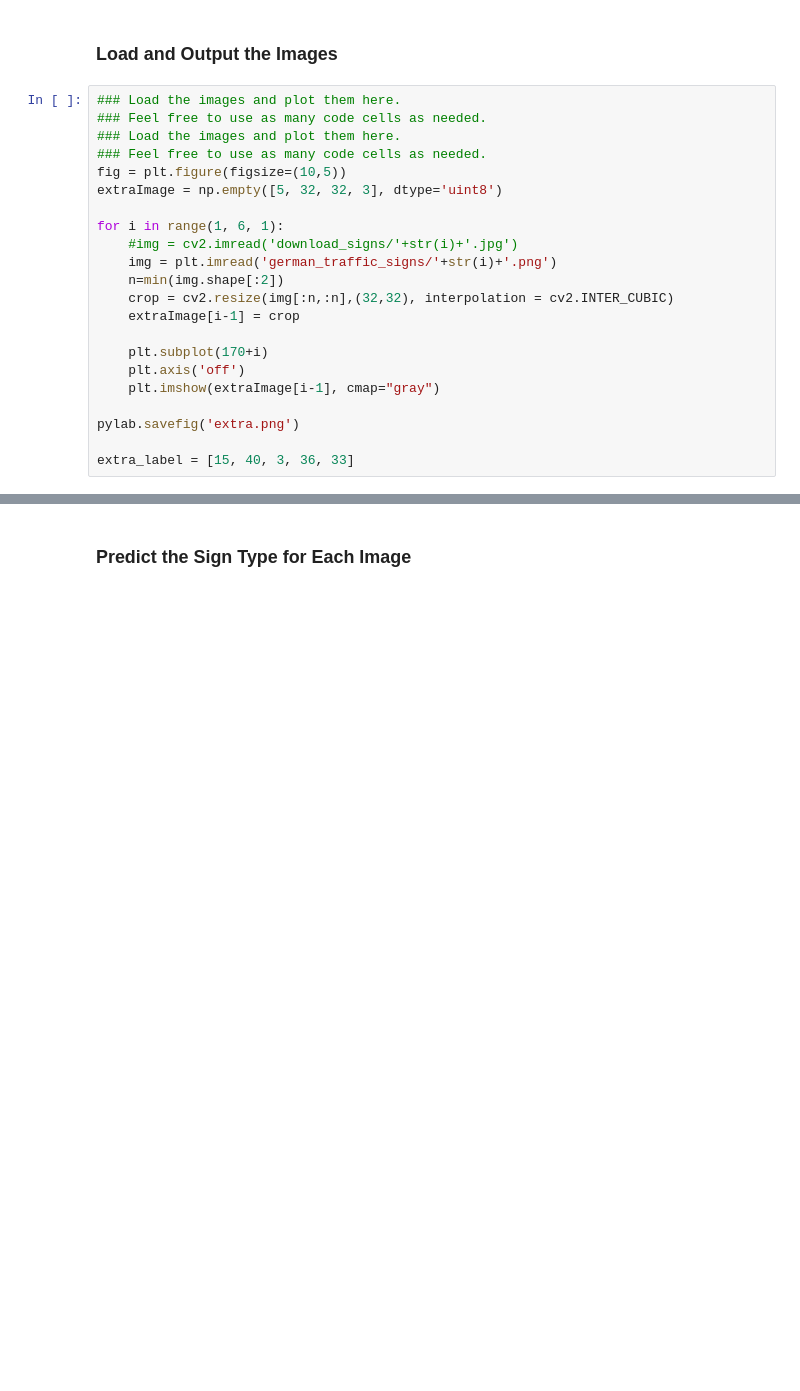
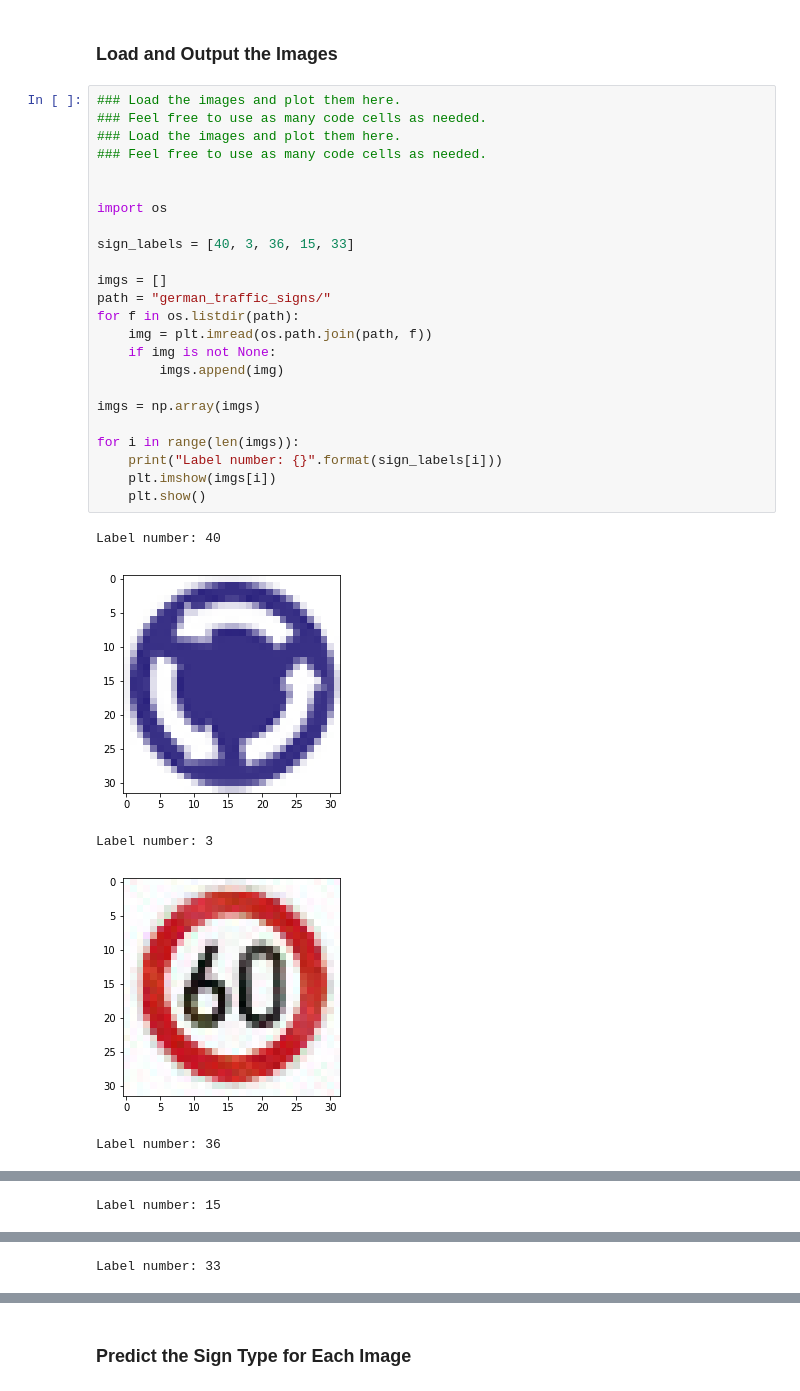
Before and after one commit to carsor007/CarND-Traffic-Sign-Classifier-Project, a Jupyter notebook: Traffic_Sign_Classifier.ipynb, the cells around one changed output, grey strips where cells are left out. Drawn from its saved outputs; the diff is of its cells as text; blank space fills up the shorter version.

```diff
--- a/Traffic_Sign_Classifier.ipynb
+++ b/Traffic_Sign_Classifier.ipynb
@@ -357,25 +413,33 @@ To give yourself more insight into how your model is working, download at least
 You may find `signnames.csv` useful as it contains mappings from the class id (integer) to the actual sign name.
 # %% [markdown]
 ### Load and Output the Images
-# %%
-### Load the images and plot them here.
-### Feel free to use as many code cells as needed.
-### Load the images and plot them here.
-### Feel free to use as many code cells as needed.
-fig = plt.figure(figsize=(10,5))
-extraImage = np.empty([5, 32, 32, 3], dtype='uint8')
-
-for i in range(1, 6, 1):
-    #img = cv2.imread('download_signs/'+str(i)+'.jpg')
-    img = plt.imread('german_traffic_signs/'+str(i)+'.png')
-    n=min(img.shape[:2])
-    crop = cv2.resize(img[:n,:n],(32,32), interpolation = cv2.INTER_CUBIC)
-    extraImage[i-1] = crop
-
-    plt.subplot(170+i)
-    plt.axis('off')
-    plt.imshow(extraImage[i-1], cmap="gray")
-
-pylab.savefig('extra.png')
-
-extra_label = [15, 40, 3, 36, 33]
+# %%
+### Load the images and plot them here.
+### Feel free to use as many code cells as needed.
+### Load the images and plot them here.
+### Feel free to use as many code cells as needed.
+
+
+import os
+
+sign_labels = [40, 3, 36, 15, 33]
+
+imgs = []
+path = "german_traffic_signs/"
+for f in os.listdir(path):
+    img = plt.imread(os.path.join(path, f))
+    if img is not None:
+        imgs.append(img)
+
+imgs = np.array(imgs)
+
+for i in range(len(imgs)):
+    print("Label number: {}".format(sign_labels[i]))
+    plt.imshow(imgs[i])
+    plt.show()
+# %% [output]
+Label number: 40
+[figure, added]
+Label number: 3
+[figure, added]
+Label number: 36
@@ -381,0 +447 @@ extra_label = [15, 40, 3, 36, 33]
+Label number: 15
@@ -381,0 +449 @@ extra_label = [15, 40, 3, 36, 33]
+Label number: 33
```
Also changed, not shown: parts of 20 cells of this notebook, 8 other files.
